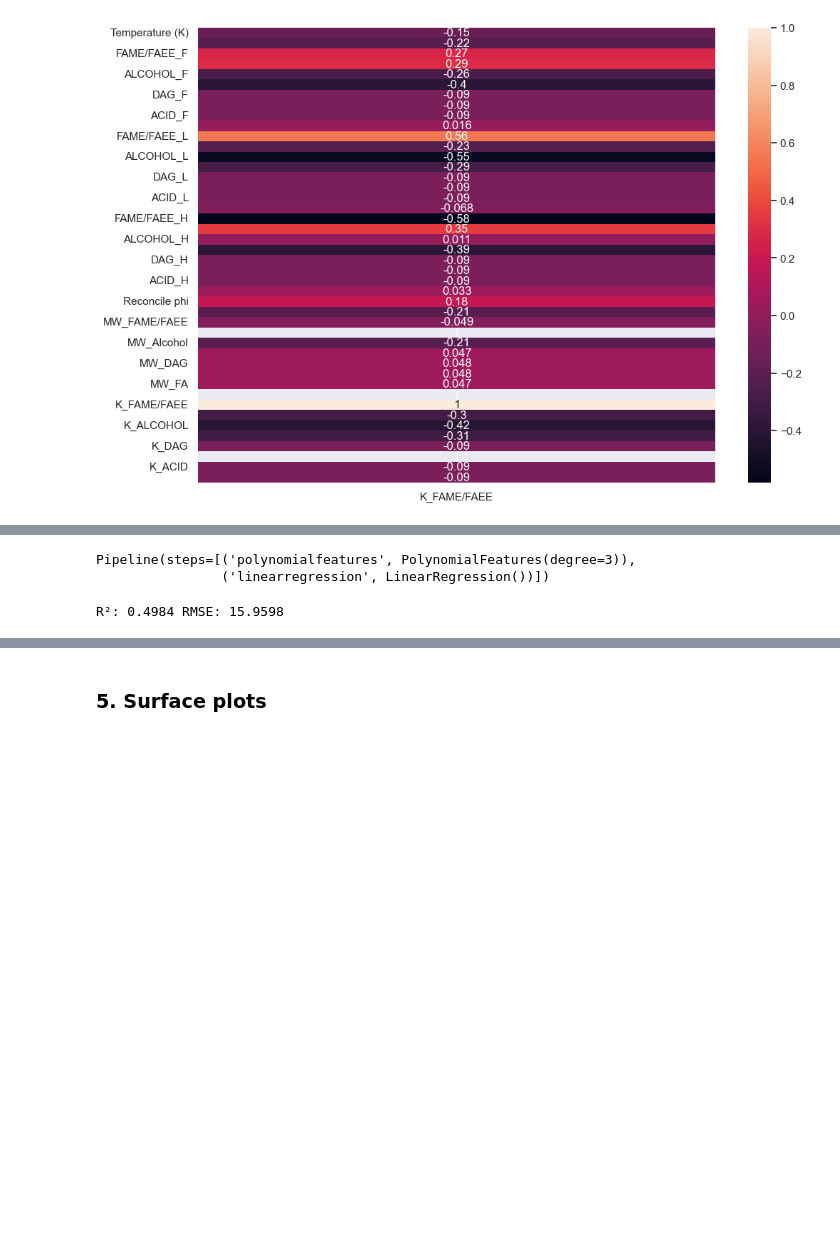
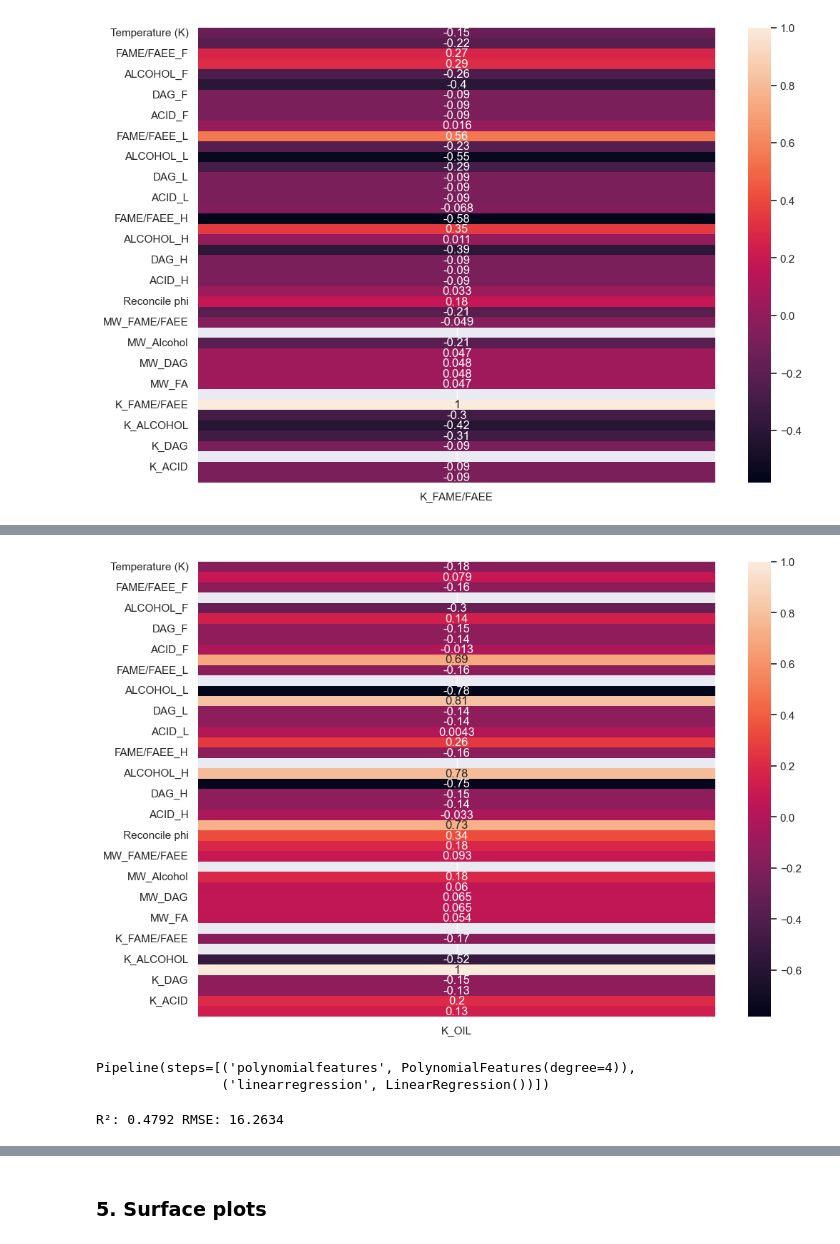
Before and after one commit to Juandhb99/ThermOleo, a Jupyter notebook: ExperimentalData/experimental_data_analysis.ipynb, the cells around one changed output, grey strips where cells are left out. Cells and saved outputs as stored; diff of their text form; code cells hidden in the pictures; blank space fills up the shorter version.

```diff
--- a/ExperimentalData/experimental_data_analysis.ipynb
+++ b/ExperimentalData/experimental_data_analysis.ipynb
@@ -706,3 +706,6 @@ sns.heatmap(K_FAME_corr, annot=True)
 plt.show()
 # %% [output]
 [figure]
+# %%
+K_OIL_df  = result.filter(pl.col("K_OIL") > 0).drop(["Ref", "Sub Ref", "new sub ref"]).to_pandas()
+K_OIL_corr = K_OIL_df.corr()[["K_OIL"]]
@@ -709,3 +733,9 @@ plt.show()
+# %%
+sns.set_theme(rc={'figure.figsize':(11.7,8.27)})
+sns.heatmap(K_OIL_corr, annot=True)
+plt.show()
+# %% [output]
+[figure, added]
 # %%
 from sklearn.preprocessing import PolynomialFeatures
 from sklearn.linear_model import LinearRegression
@@ -716,20 +746,20 @@ X = K_FAME_df[["Temperature (K)", "FAME/FAEE_F", "ALCOHOL_L", "GLYCEROL_L"]].to_
 y = K_FAME_df[["K_FAME/FAEE"]].to_numpy()
 # %%
-degree = 3
+degree = 4
 model = make_pipeline(PolynomialFeatures(degree), LinearRegression())
 model.fit(X, y)
 # %% [output]
-Pipeline(steps=[('polynomialfeatures', PolynomialFeatures(degree=3)),
+Pipeline(steps=[('polynomialfeatures', PolynomialFeatures(degree=4)),
                 ('linearregression', LinearRegression())])
 # %%
-degree = 3
+degree = 4
 y_pred_train = model.predict(X)
 r2 = r2_score(y, y_pred_train)
 rmse = root_mean_squared_error(y, y_pred_train)
 RE = np.mean(abs((y_pred_train - y)/y*100))
 print(f"R²: {r2:.4f}", f"RMSE: {rmse:.4f}")
 # %% [output]
-R²: 0.4984 RMSE: 15.9598
+R²: 0.4792 RMSE: 16.2634
 # %%
 np.mean(np.abs((y - y_pred_train)/y * 100))
 # %% [output]
```
Also changed, not shown: parts of 8 cells of this notebook.
